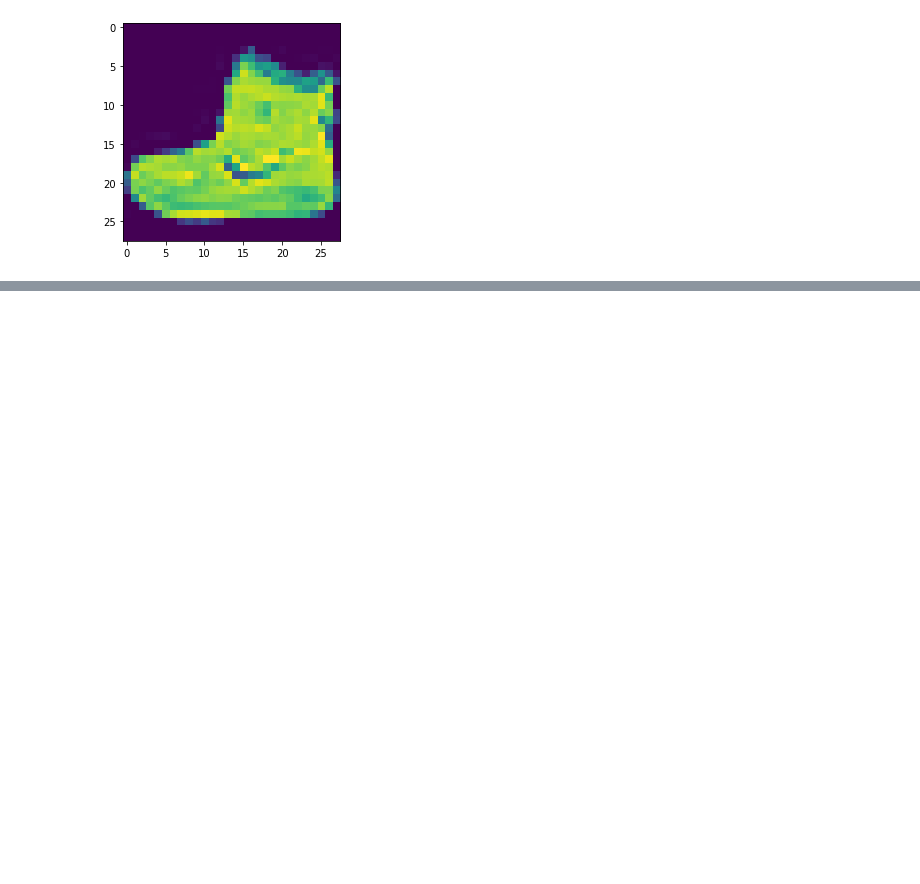
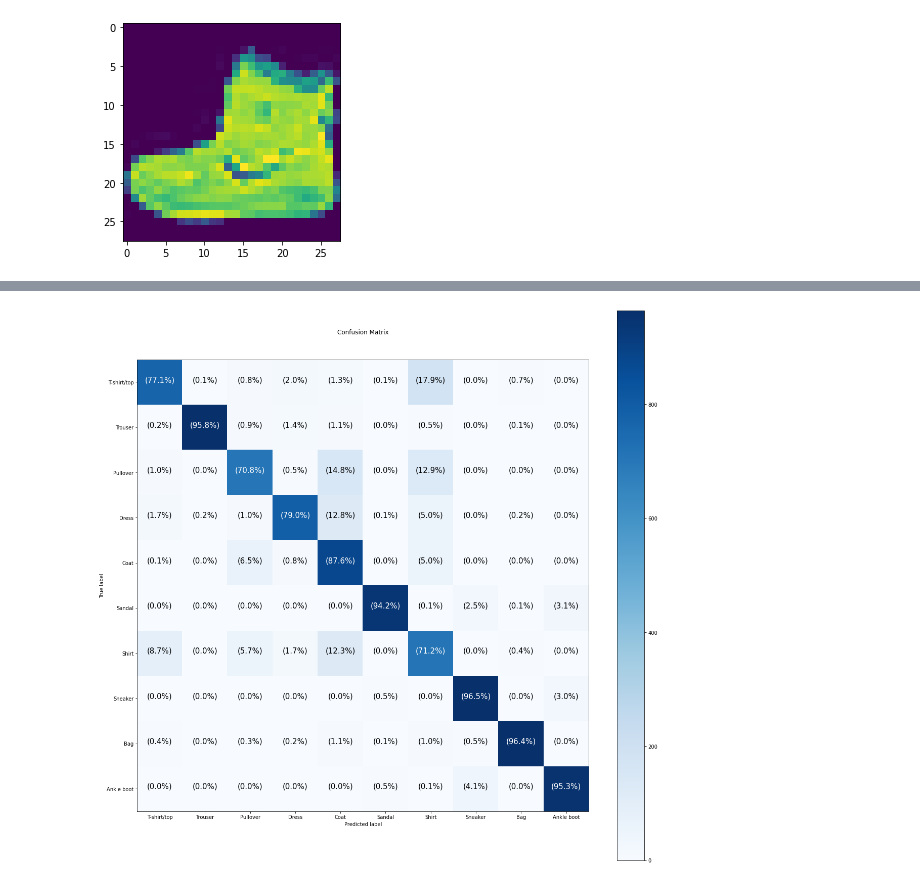
Before and after one commit to 95ImadEL/Tensorflow-basics, a Jupyter notebook: NN_Classification.ipynb, the cells around one changed output, grey strips where cells are left out. Drawn from its saved outputs; the diff is of its cells as text; code cells hidden in the pictures; blank space fills up the shorter version.

```diff
--- a/NN_Classification.ipynb
+++ b/NN_Classification.ipynb
@@ -1306,5 +1333,5 @@ fashion_model.compile(loss=tf.keras.losses.CategoricalCrossentropy(),
                    optimizer=tf.keras.optimizers.Adam(),
                    metrics=['accuracy'])
 
-history = fashion_model.fit(train_images, tf.one_hot(train_labels, 10), epochs=10)
+history = fashion_model.fit(train_images, tf.one_hot(train_labels, 10), epochs=20)
 # %% [output]
@@ -1314,0 +1427,4 @@ KeyboardInterrupt: ignored
+# %%
+ y_pred = fashion_model.predict(test_images).argmax(axis=1)
+ make_confusion_matrix(test_labels, y_pred, classes=class_names, figsize=(20, 20), text_size=15)
+# %% [output]
@@ -1314,0 +1432 @@ KeyboardInterrupt: ignored
+[figure, added]
```
Also changed, not shown: parts of 13 cells of this notebook.
